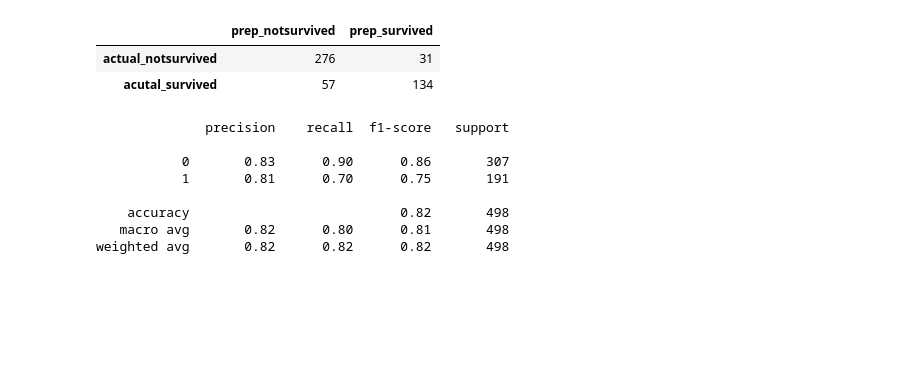
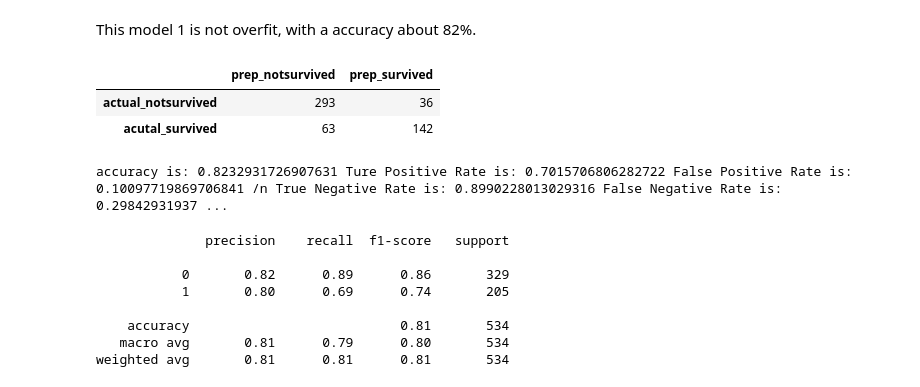
Before and after one commit to QinzhiChen/classification-exercises, a Jupyter notebook: model.ipynb, the cells around one changed output. Drawn from its saved outputs; the diff is of its cells as text; code cells hidden in the pictures; blank space fills up the shorter version.

```diff
--- a/model.ipynb
+++ b/model.ipynb
@@ -52,0 +19,4 @@ def train_validate_test_split(titanic, target,seed=123):
+# %%
+titanic_df=acquire.get_titanic_data()
+prep_titanic=prepare.prep_titanic(titanic_df)
+titanic_train,titanic_validate,titanic_test=prepare.split_titanic(prep_titanic)
@@ -52,0 +32,4 @@ def train_validate_test_split(titanic, target,seed=123):
+# %%
+titanic_train.info()
+titanic_train.drop(columns=['sex','embark_town'],inplace=True)
+titanic_validate.drop(columns=['sex','embark_town'],inplace=True)
@@ -88,4 +99,4 @@ plot_tree(clf, feature_names=x_train.columns, rounded=True)
 # %%
-y_pred = clf.predict(x_train)
-y_pred[0:5]
+y_pred = pd.DataFrame({'survived': y_train,'baseline': 0, 'model_1':clf.predict(x_train)})
+y_pred
 # %% [output]
@@ -118,10 +146,8 @@ Name: survived, dtype: int64
+# %% [markdown]
+This model 1 is not overfit, with a accuracy about 82%.
 # %%
-import pandas as pd
-
-labels = sorted(y_train.unique())
-
-pd.DataFrame(confusion_matrix(y_train, y_pred), index=['actual_notsurvived','acutal_survived'], columns=['prep_notsurvived','prep_survived'])
+pd.DataFrame(confusion_matrix(y_pred.survived, y_pred.model_1), index=['actual_notsurvived','acutal_survived'], columns=['prep_notsurvived','prep_survived'])
 # %% [output]
 |  | prep_notsurvived | prep_survived |
-| actual_notsurvived | 276 | 31 |
-| acutal_survived | 57 | 134 |
+| actual_notsurvived | 293 | 36 |
+| acutal_survived | 63 | 142 |
@@ -128,11 +177,17 @@ pd.DataFrame(confusion_matrix(y_train, y_pred), index=['actual_notsurvived','acu
+# %%
+print('accuracy is:',acc,'Ture Positive Rate is:',TurePositiveRate,'False Positive Rate is:',FalsePositiveRate,'/n',
+      'True Negative Rate is:',TrueNegativeRate,'False Negative Rate is:',FalseNegativeRate,'precision is:',precision,'/n',
+      'f1_score is:',f1_score,'support_pos is:',support_pos,'support_neg is:',support_neg)
+# %% [output]
+accuracy is: 0.8232931726907631 Ture Positive Rate is: 0.7015706806282722 False Positive Rate is: 0.10097719869706841 /n True Negative Rate is: 0.8990228013029316 False Negative Rate is: 0.29842931937 ...
 # %%
-print(classification_report(y_train, y_pred))
+print(classification_report(y_train, y_pred.model_1))
 # %% [output]
               precision    recall  f1-score   support
 
-           0       0.83      0.90      0.86       307
-           1       0.81      0.70      0.75       191
+           0       0.82      0.89      0.86       329
+           1       0.80      0.69      0.74       205
 
-    accuracy                           0.82       498
-   macro avg       0.82      0.80      0.81       498
-weighted avg       0.82      0.82      0.82       498
+    accuracy                           0.81       534
+   macro avg       0.81      0.79      0.80       534
+weighted avg       0.81      0.81      0.81       534
```
Also changed, not shown: parts of 63 cells of this notebook, 3 other files.
